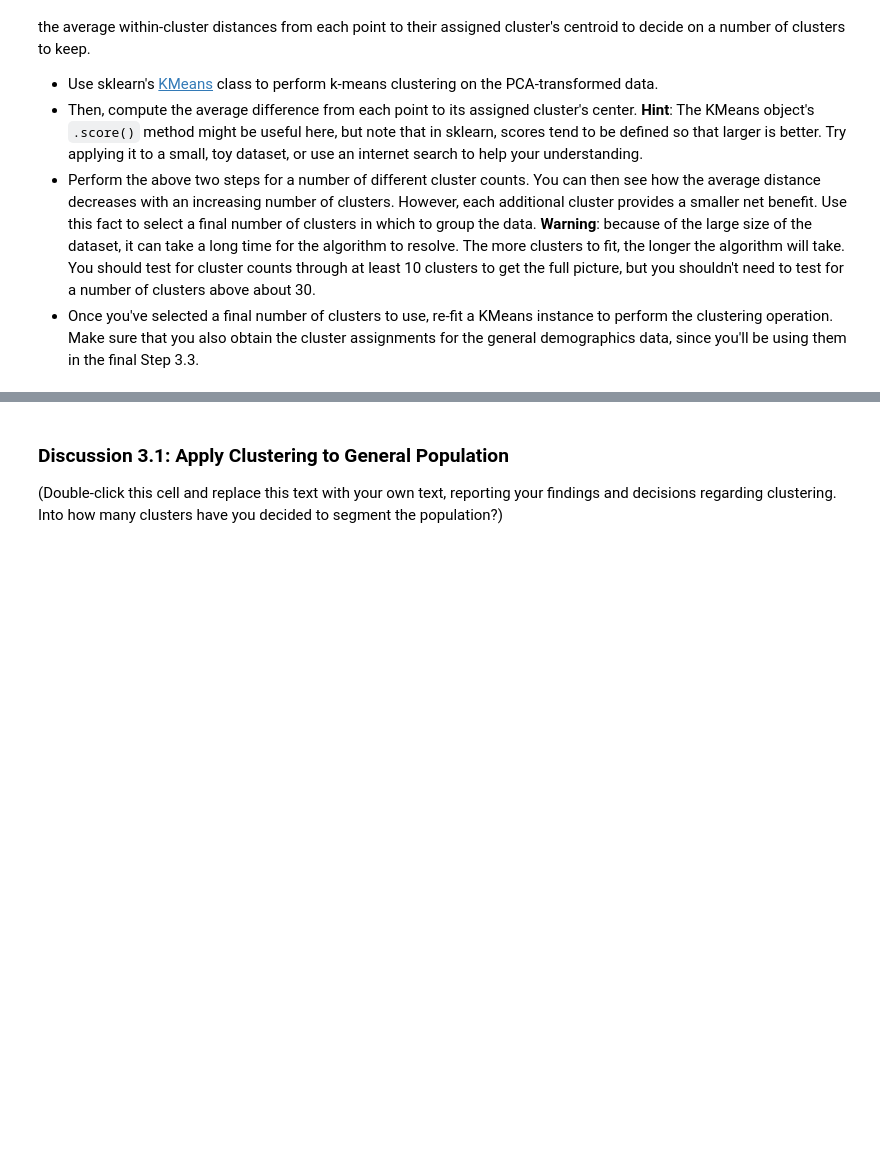
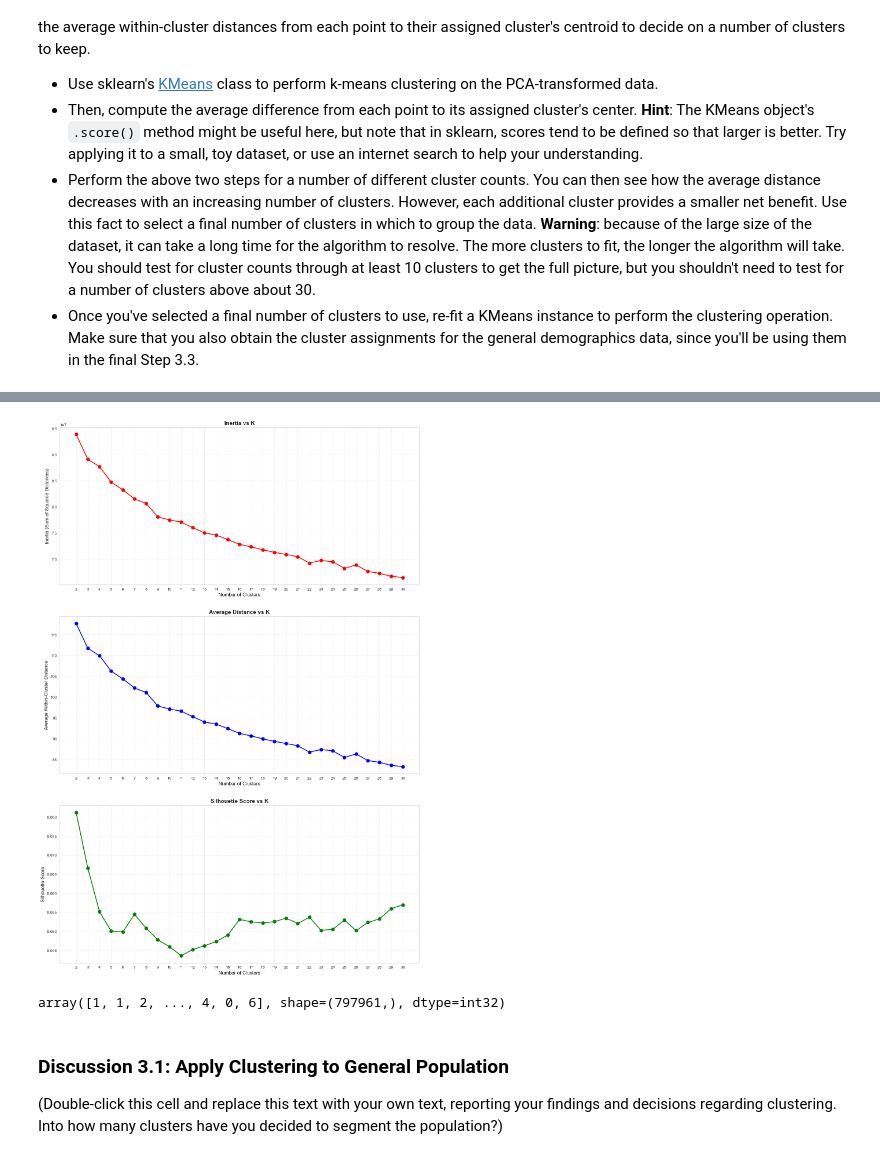
Before and after one commit to kinant/ud-ml-pytorch, a Jupyter notebook: Project 03/identify_customer_segments/Identify_Customer_Segments.ipynb, the cells around one changed output, grey strips where cells are left out. Cells and saved outputs as stored; diff of their text form; code cells hidden in the pictures; blank space fills up the shorter version.

```diff
--- a/Project 03/identify_customer_segments/Identify_Customer_Segments.ipynb
+++ b/Project 03/identify_customer_segments/Identify_Customer_Segments.ipynb
@@ -2541,12 +2732,15 @@ k_range = np.arange(2, 31)
 inertias = [] # inertia (sum of squared distances to the closest cluster center)
 scores = [] # score (negative inertia)
 avg_distances = [] # intertia/number samples
+silhouette_scores = []
 
 # Over a number of different cluster counts...
 for k in k_range:
     # run k-means clustering on the data and...
-    model = KMeans(n_clusters=k)
-    model.fit(X_pca)
+    model = KMeans(n_clusters=k, random_state=42)
+    labels = model.fit_predict(X_pca)
+    sil_score = silhouette_score(X_pca, labels, sample_size=20000, random_state=42)
+    silhouette_scores.append(sil_score)
 
     # compute the average within-cluster distances.
     inertias.append(model.inertia_)
@@ -2557,5 +2751,4 @@ for k in k_range:
     score = model.score(X_pca)
     scores.append(score)
 
-    print
-    print(f"For {k} clusters: score is {score:.4f}, inertia is: {model.inertia_:.4f} and avg distance is: {avg_distance}")
+    print(f"For {k}: score: {score:.4f}, inertia: {model.inertia_:.4f}, avg distance: {avg_distance}, silhouette_score: {sil_score:.4f}")
@@ -2562,32 +2773,44 @@ for k in k_range:
 # %%
 # Investigate the change in within-cluster distance across number of clusters.
 # HINT: Use matplotlib's plot function to visualize this relationship.
 
-fig, ax = plt.subplots(2, 1, figsize=(16, 24))
+fig, ax = plt.subplots(3, 1, figsize=(16, 24))
 
 # Plot 1: Inertia
 ax[0].plot(k_range, inertias, 'ro-', linewidth=2, markersize=8)
 ax[0].set_xlabel('Number of Clusters', fontsize=12)
 ax[0].set_ylabel('Inertia (Sum of Squared Distances)', fontsize=12)
 ax[0].set_title('Inertia vs K', fontsize=14, fontweight='bold')
 ax[0].set_xticks(k_range)
 ax[0].grid(True, alpha=0.3)
 
 # Plot 2: Average Distance
 ax[1].plot(k_range, avg_distances, 'bo-', linewidth=2, markersize=8)
 ax[1].set_xlabel('Number of Clusters', fontsize=12)
 ax[1].set_ylabel('Average Within-Cluster Distance', fontsize=12)
 ax[1].set_title('Average Distance vs K', fontsize=14, fontweight='bold')
 ax[1].set_xticks(k_range)
 ax[1].grid(True, alpha=0.3)
 
+# Plot 3: Silhouette Score
+ax[2].plot(k_range, silhouette_scores, 'go-', linewidth=2, markersize=8)
+ax[2].set_xlabel('Number of Clusters', fontsize=12)
+ax[2].set_ylabel('Silhouette Score', fontsize=12)
+ax[2].set_title('Silhouette Score vs K', fontsize=14, fontweight='bold')
+ax[2].set_xticks(k_range)
+ax[2].grid(True, alpha=0.3)
+
 plt.show()
+# %% [output]
+[figure, added]
 # %%
 # Re-fit the k-means model with the selected number of clusters and obtain
 # cluster predictions for the general population demographics data.
-model_10 = KMeans(n_clusters=10).fit(X_pca)
-population_clusters = model_10.predict(X_pca)
+model_7 = KMeans(n_clusters=7).fit(X_pca)
+population_clusters = model_7.predict(X_pca)
 population_clusters
+# %% [output]
+array([1, 1, 2, ..., 4, 0, 6], shape=(797961,), dtype=int32)
 # %% [markdown]
 ### Discussion 3.1: Apply Clustering to General Population
 
```
Also changed, not shown: parts of 42 cells of this notebook.
